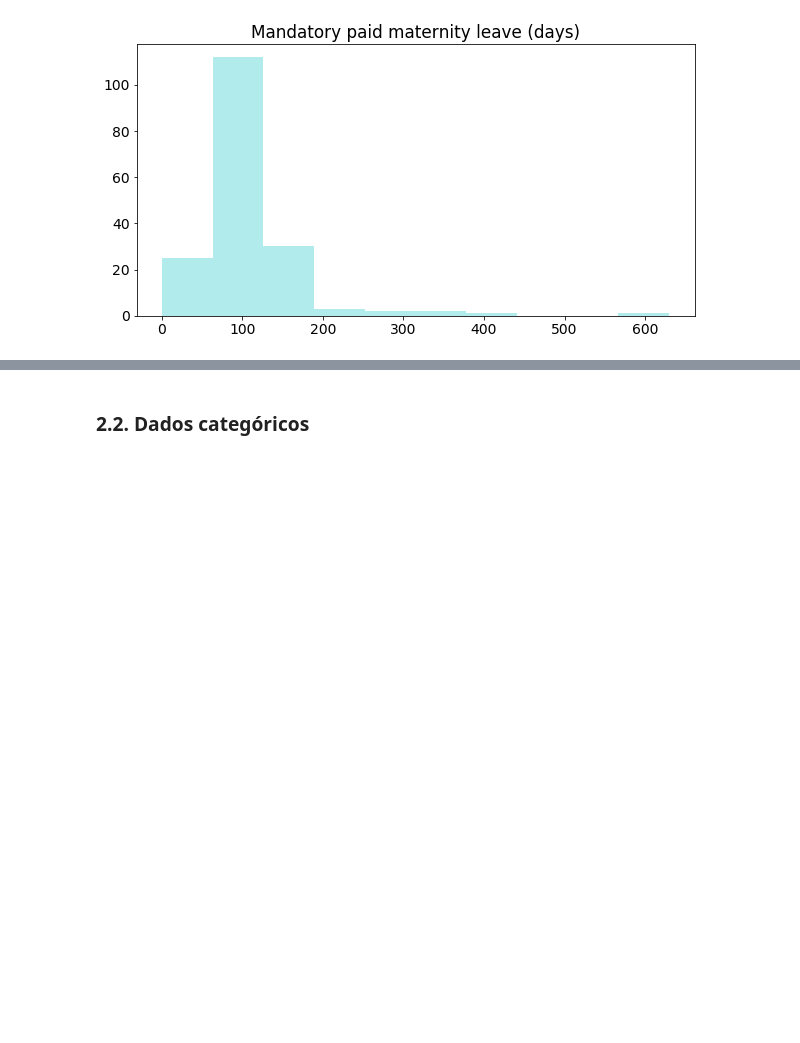
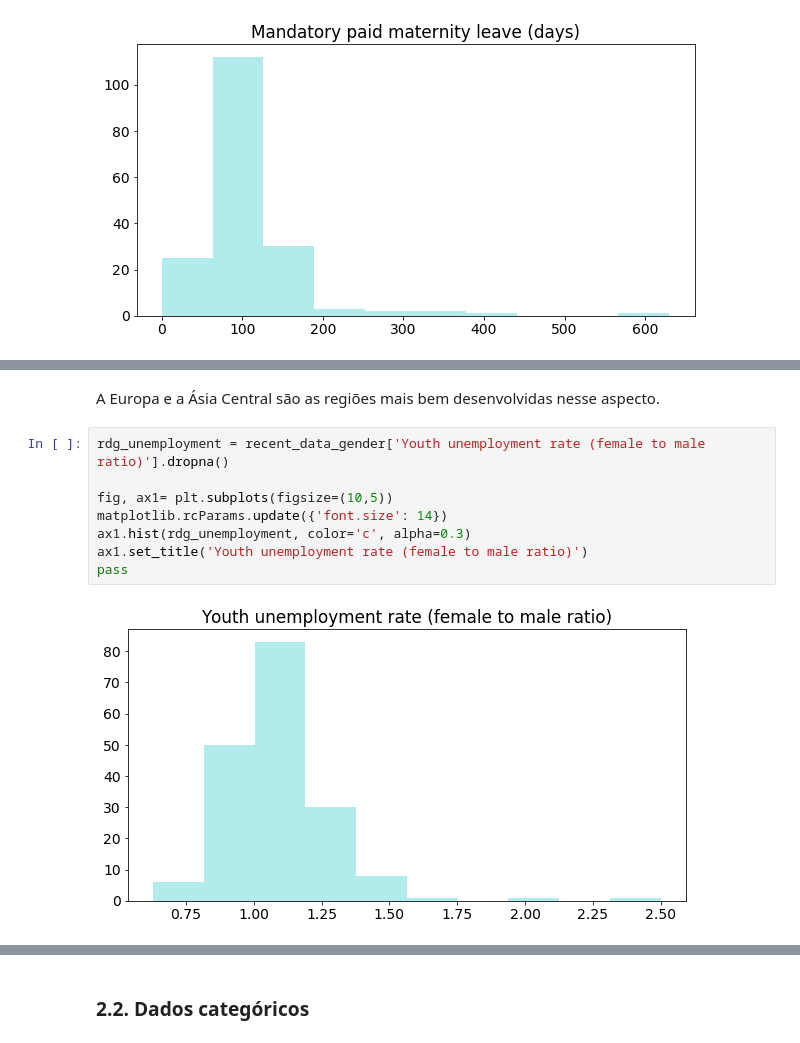
Before and after one commit to andreisha/inf1032-datascience, a Jupyter notebook: T1.1 Analise Descriptiva.ipynb, the cells around one changed output, grey strips where cells are left out. Drawn from its saved outputs; the diff is of its cells as text; blank space fills up the shorter version.

```diff
--- a/T1.1 Analise Descriptiva.ipynb
+++ b/T1.1 Analise Descriptiva.ipynb
@@ -458,0 +441,12 @@ recent_data_gender[recent_data_gender['Mandatory paid maternity leave (days)'] >
+# %% [markdown]
+A Europa e a Ásia Central são as regiões mais bem desenvolvidas nesse aspecto.
+# %%
+rdg_unemployment = recent_data_gender['Youth unemployment rate (female to male ratio)'].dropna()
+
+fig, ax1= plt.subplots(figsize=(10,5))
+matplotlib.rcParams.update({'font.size': 14})
+ax1.hist(rdg_unemployment, color='c', alpha=0.3)
+ax1.set_title('Youth unemployment rate (female to male ratio)')
+pass
+# %% [output]
+[figure, added]
```
Also changed, not shown: parts of 42 cells of this notebook, 1 other file.
